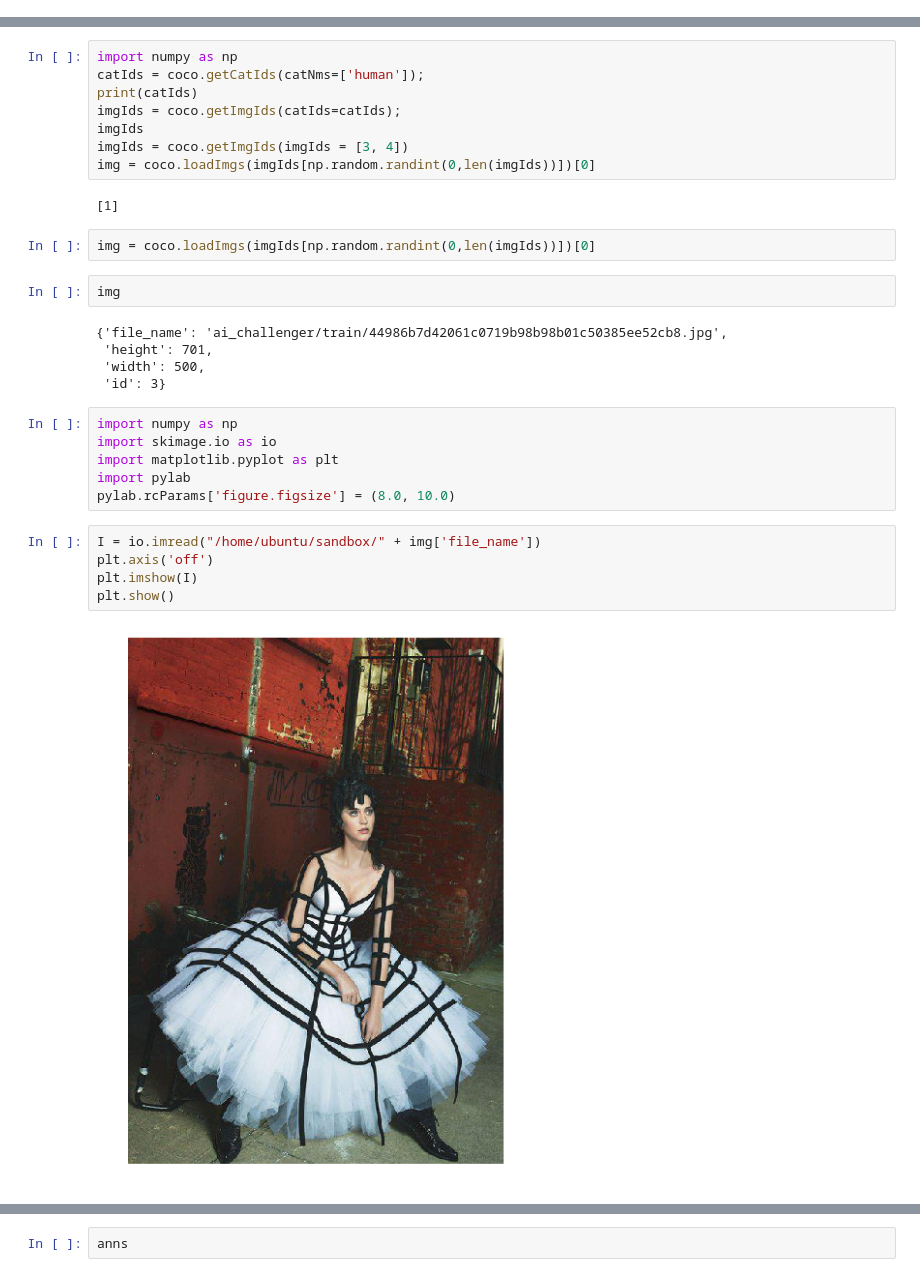
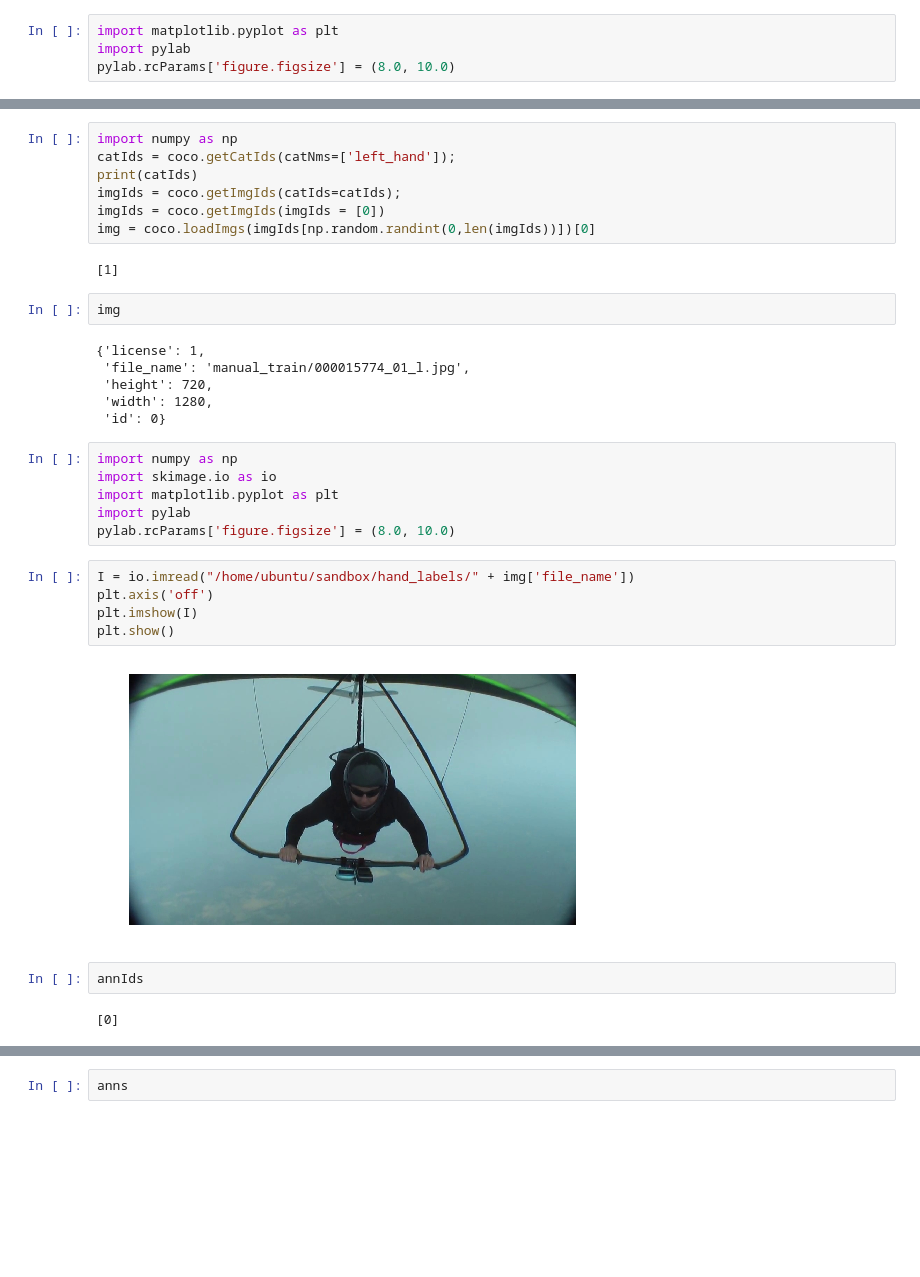
Before and after one commit to yuanzhedong/PoseEstimationForMobile, a Jupyter notebook: training/src/Pose Data.ipynb, the cells around one changed output, grey strips where cells are left out. Saved outputs shown, nothing was run; the diff lists cells and outputs as text; blank space fills up the shorter version.

Commit message:
train with 21 keypoints

```diff
--- a/training/src/Pose Data.ipynb
+++ b/training/src/Pose Data.ipynb
@@ -62,0 +66,4 @@ Use `for ... in dataset:` to iterate over a dataset. If using `tf.estimator`, re
+# %%
+import matplotlib.pyplot as plt
+import pylab
+pylab.rcParams['figure.figsize'] = (8.0, 10.0)
@@ -85,23 +127,21 @@ COCO categories:
 human
 # %%
 import numpy as np
-catIds = coco.getCatIds(catNms=['human']);
+catIds = coco.getCatIds(catNms=['left_hand']);
 print(catIds)
 imgIds = coco.getImgIds(catIds=catIds);
-imgIds
-imgIds = coco.getImgIds(imgIds = [3, 4])
+imgIds = coco.getImgIds(imgIds = [0])
 img = coco.loadImgs(imgIds[np.random.randint(0,len(imgIds))])[0]
 # %% [output]
 [1]
-# %%
-img = coco.loadImgs(imgIds[np.random.randint(0,len(imgIds))])[0]
 # %%
 img
 # %% [output]
-{'file_name': 'ai_challenger/train/44986b7d42061c0719b98b98b01c50385ee52cb8.jpg',
- 'height': 701,
- 'width': 500,
- 'id': 3}
+{'license': 1,
+ 'file_name': 'manual_train/000015774_01_l.jpg',
+ 'height': 720,
+ 'width': 1280,
+ 'id': 0}
 # %%
 import numpy as np
 import skimage.io as io
@@ -109,12 +149,16 @@ import matplotlib.pyplot as plt
 import pylab
 pylab.rcParams['figure.figsize'] = (8.0, 10.0)
 # %%
-I = io.imread("/home/ubuntu/sandbox/" + img['file_name'])
+I = io.imread("/home/ubuntu/sandbox/hand_labels/" + img['file_name'])
 plt.axis('off')
 plt.imshow(I)
 plt.show()
 # %% [output]
-[figure, old version]
+[figure, new version]
+# %%
+annIds
+# %% [output]
+[0]
 # %%
 plt.imshow(I); plt.axis('off')
 annIds = coco.getAnnIds(imgIds=img['id'], catIds=catIds, iscrowd=None)
```
Also changed, not shown: parts of 26 cells of this notebook, 7 other files.
